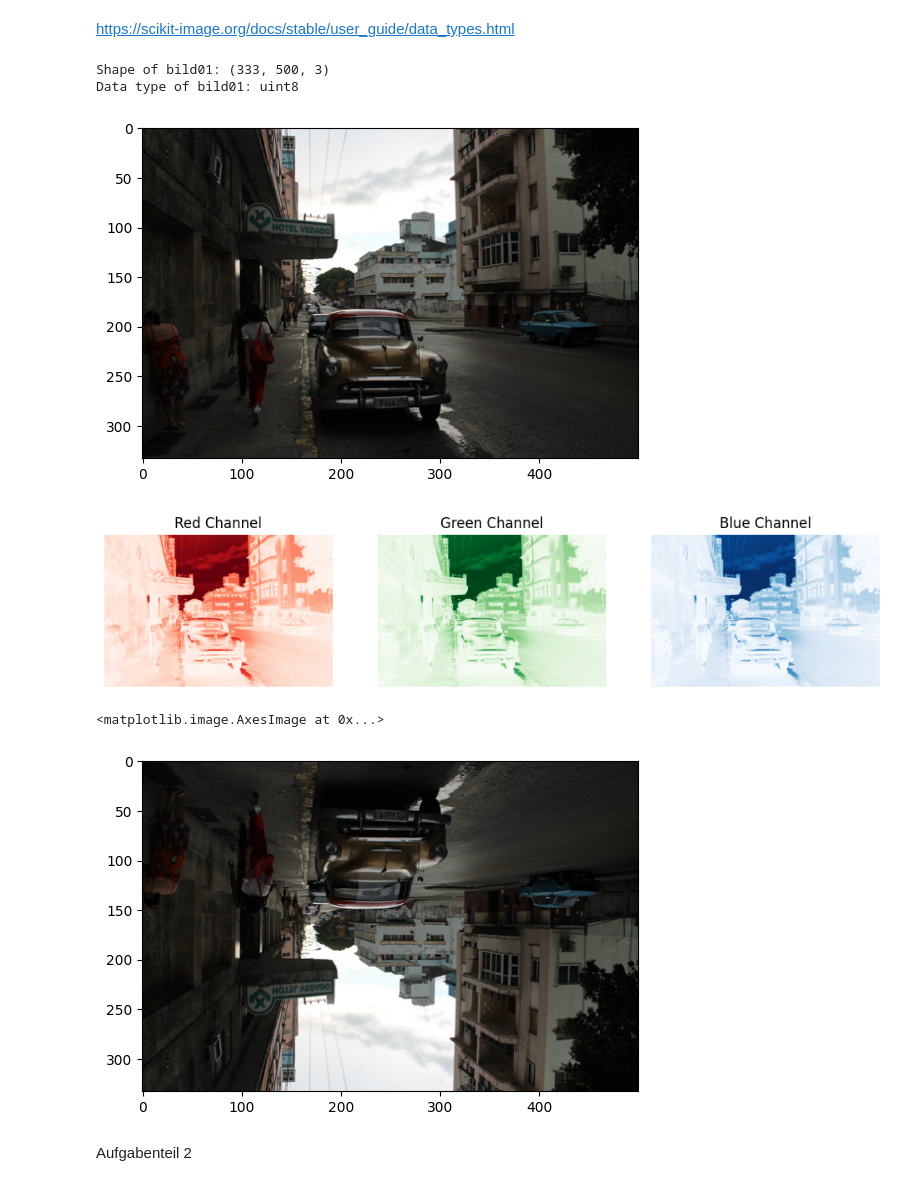
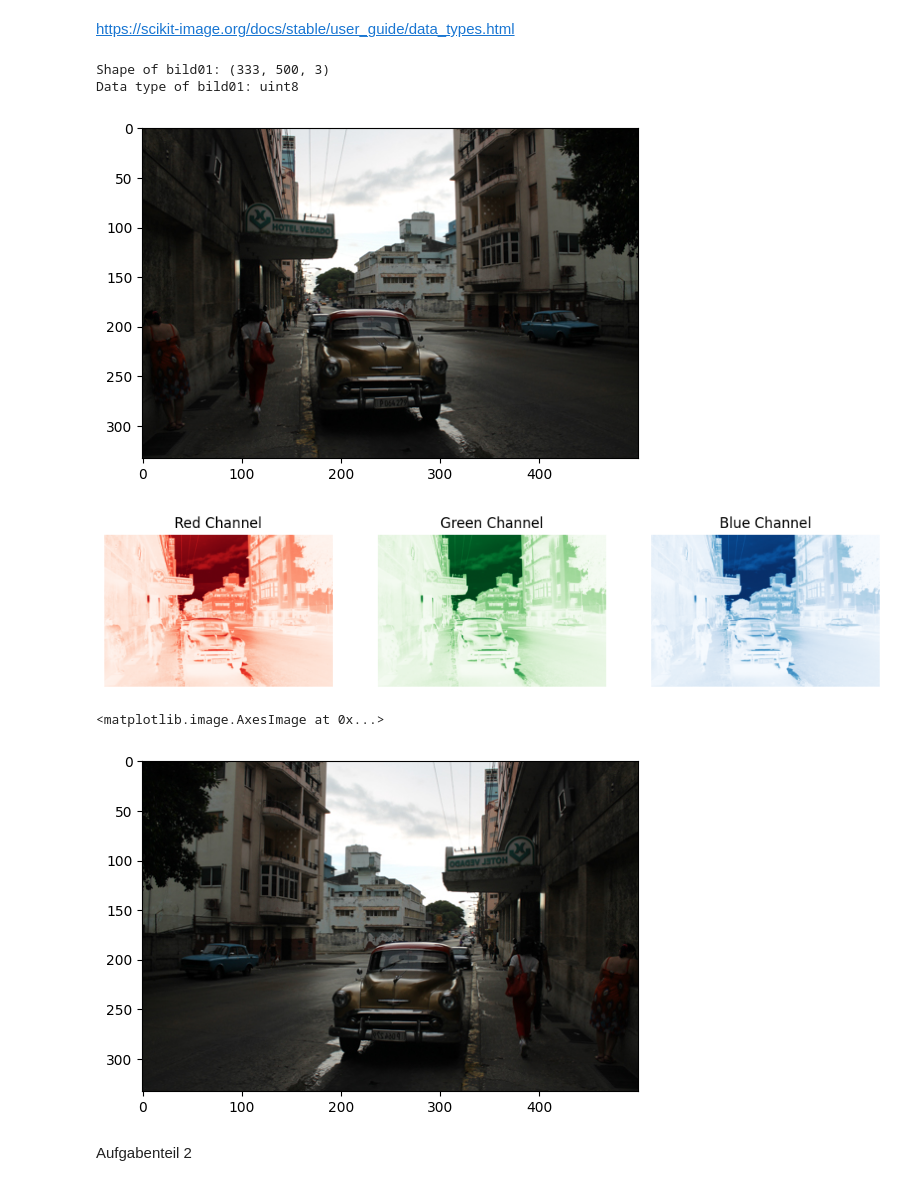
Before and after one commit to eFabi11/2D_Computergrafik_2025, a Jupyter notebook: Aufgabe1/2D_Aufgabe1.ipynb, the cells around one changed output. Drawn from its saved outputs; the diff is of its cells as text; code cells hidden in the pictures.

```diff
--- a/Aufgabe1/2D_Aufgabe1.ipynb
+++ b/Aufgabe1/2D_Aufgabe1.ipynb
@@ -49,35 +49,35 @@ def show_Image(img):
     return plt.show()
 
 def mirror_Image(img, orientation):
 
     mirrored = []
 
     if orientation == "horizontal":
         for row in img:
             new_row = []
             for i in range(len(row)-1, -1, -1):
                 new_row.append(row[i])
             mirrored.append(new_row)
 
     elif orientation == "vertical":
         for i in range(len(img)-1, -1, -1):
             mirrored.append(img[i])
 
     else:
         raise ValueError("Ungültige Ausrichtung. Wählen Sie 'horizontal' oder 'vertical'.")
 
     return mirrored
 
 show_Image(bild01)
-mirror_Imagered = mirror_Image(bild01, "vertical")
+mirror_Imagered = mirror_Image(bild01, "horizontal")
 plt.imshow(mirror_Imagered)
 # %% [output]
 Shape of bild01: (333, 500, 3)
 Data type of bild01: uint8
 [figure]
 [figure]
 <matplotlib.image.AxesImage at 0x...>
-[figure, old version]
+[figure, new version]
 # %% [markdown]
 Aufgabenteil 2
 # %% [markdown]
```
Also changed, not shown: parts of 2 cells of this notebook.
